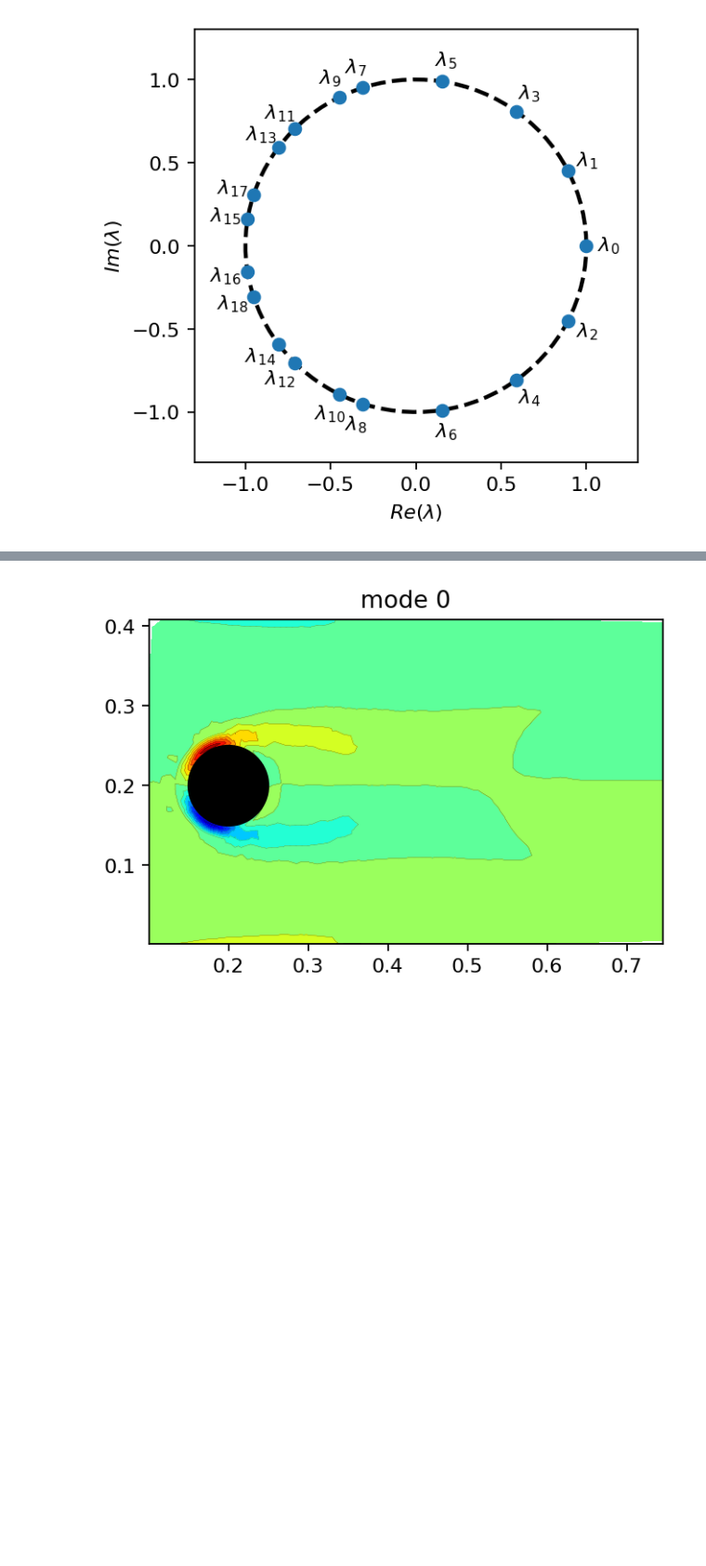
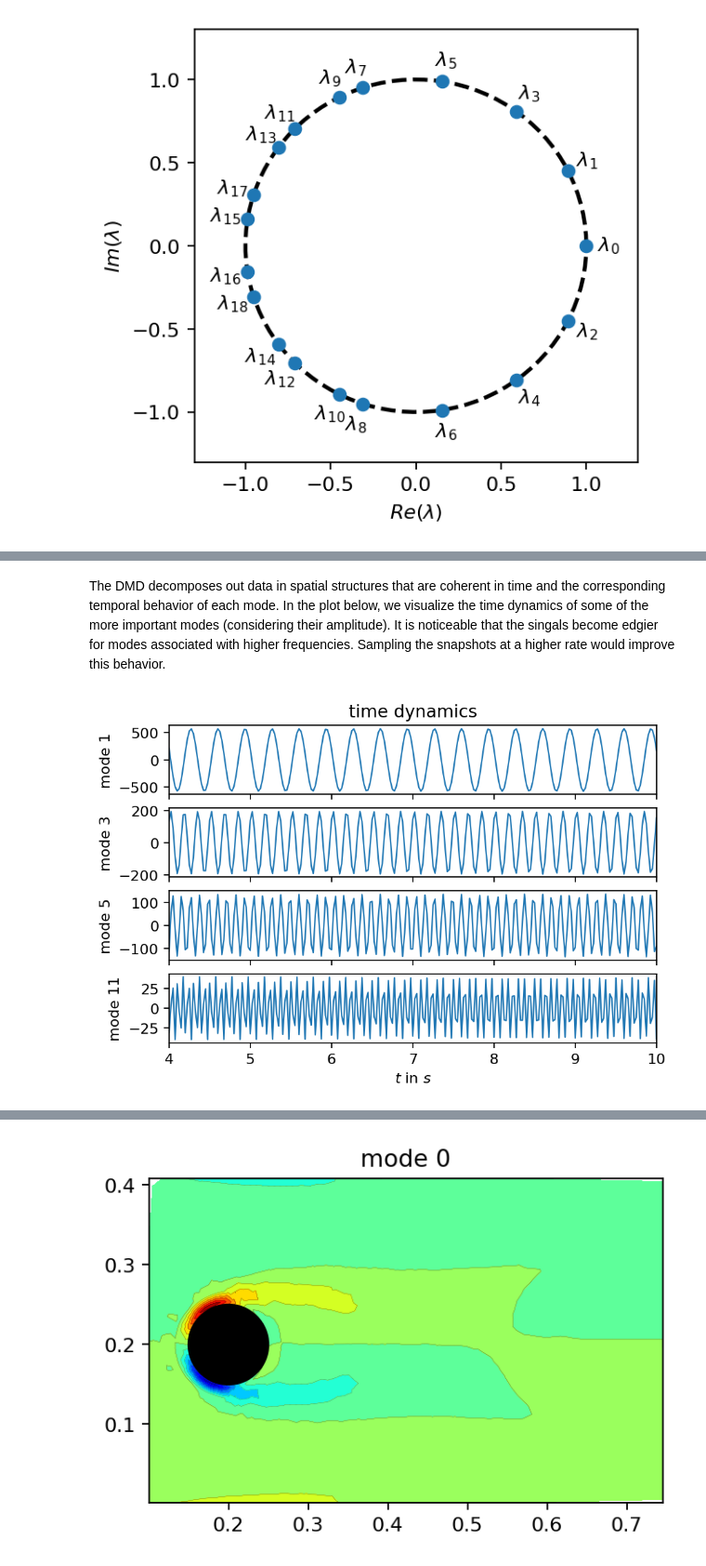
Before and after one commit to FlowModelingControl/flowtorch, a Jupyter notebook: docs/source/notebooks/dmd_cylinder.ipynb, the cells around one changed output, grey strips where cells are left out. Shown at 93% size. Drawn from its saved outputs; the diff is of its cells as text; code cells hidden in the pictures; blank space fills up the shorter version.

```diff
--- a/docs/source/notebooks/dmd_cylinder.ipynb
+++ b/docs/source/notebooks/dmd_cylinder.ipynb
@@ -99 +102,17 @@ First four frequencies:  tensor([ 3.0020,  6.0038,  9.0064, 12.0091])
+# %% [markdown]
+The DMD decomposes out data in spatial structures that are coherent in time and the corresponding temporal behavior of each mode. In the plot below, we visualize the time dynamics of some of the more important modes (considering their amplitude). It is noticeable that the singals become edgier for modes associated with higher frequencies. Sampling the snapshots at a higher rate would improve this behavior.
+# %%
+fig, axarr = plt.subplots(4, 1, sharex=True)
+
+times_num = [float(t) for t in window_times]
+modes = [1, 3, 5, 11]
+for i, m in enumerate(modes):
+    axarr[i].plot(times_num, dmd.dynamics[m].real, lw=1)
+    axarr[i].set_ylabel(f"mode {m}")
+axarr[-1].set_xlabel(r"$t$ in $s$")
+axarr[-1].set_xlim(4.0, 10.0)
+axarr[0].set_title("time dynamics")
+plt.show()
+# %% [output]
+[figure, added]
 # %% [markdown]
```
Also changed, not shown: parts of 10 cells of this notebook.
